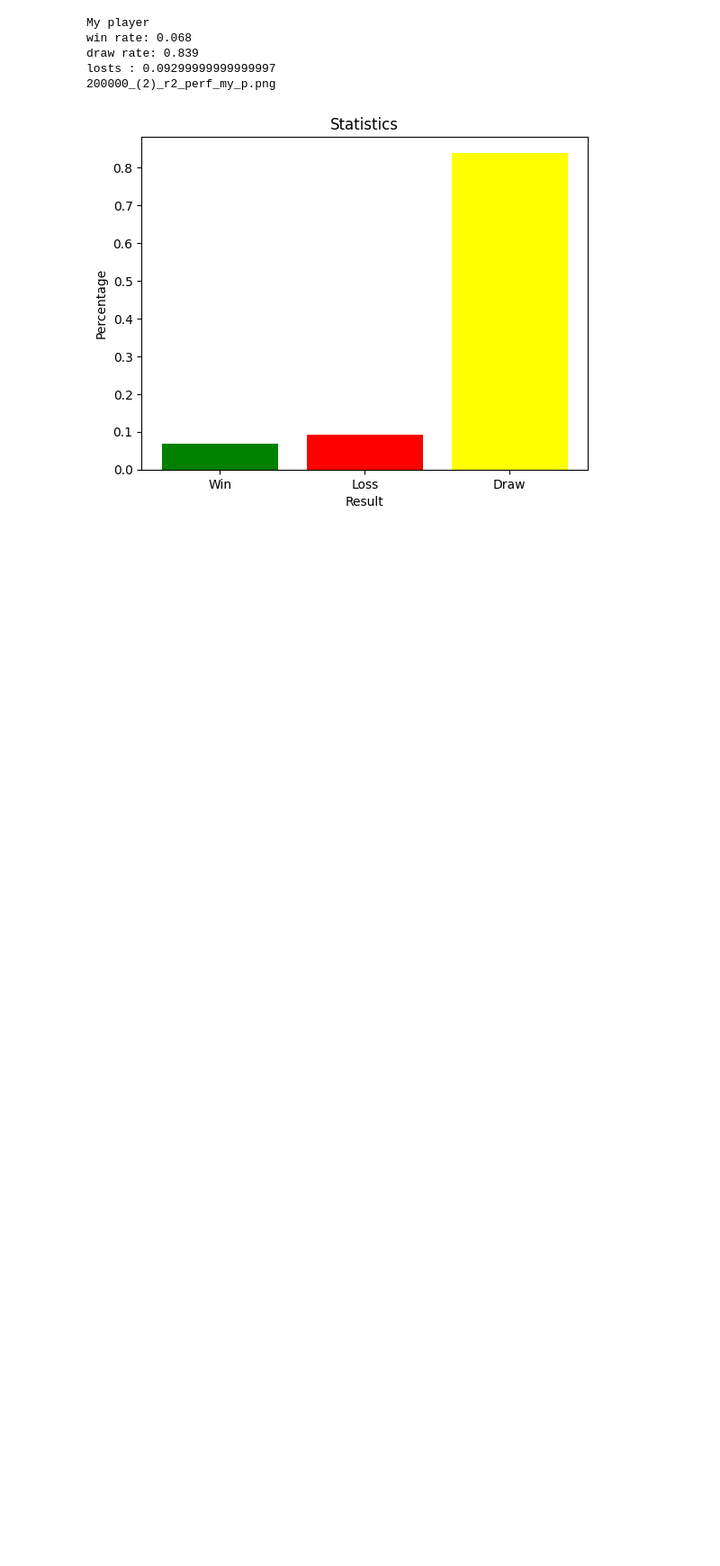
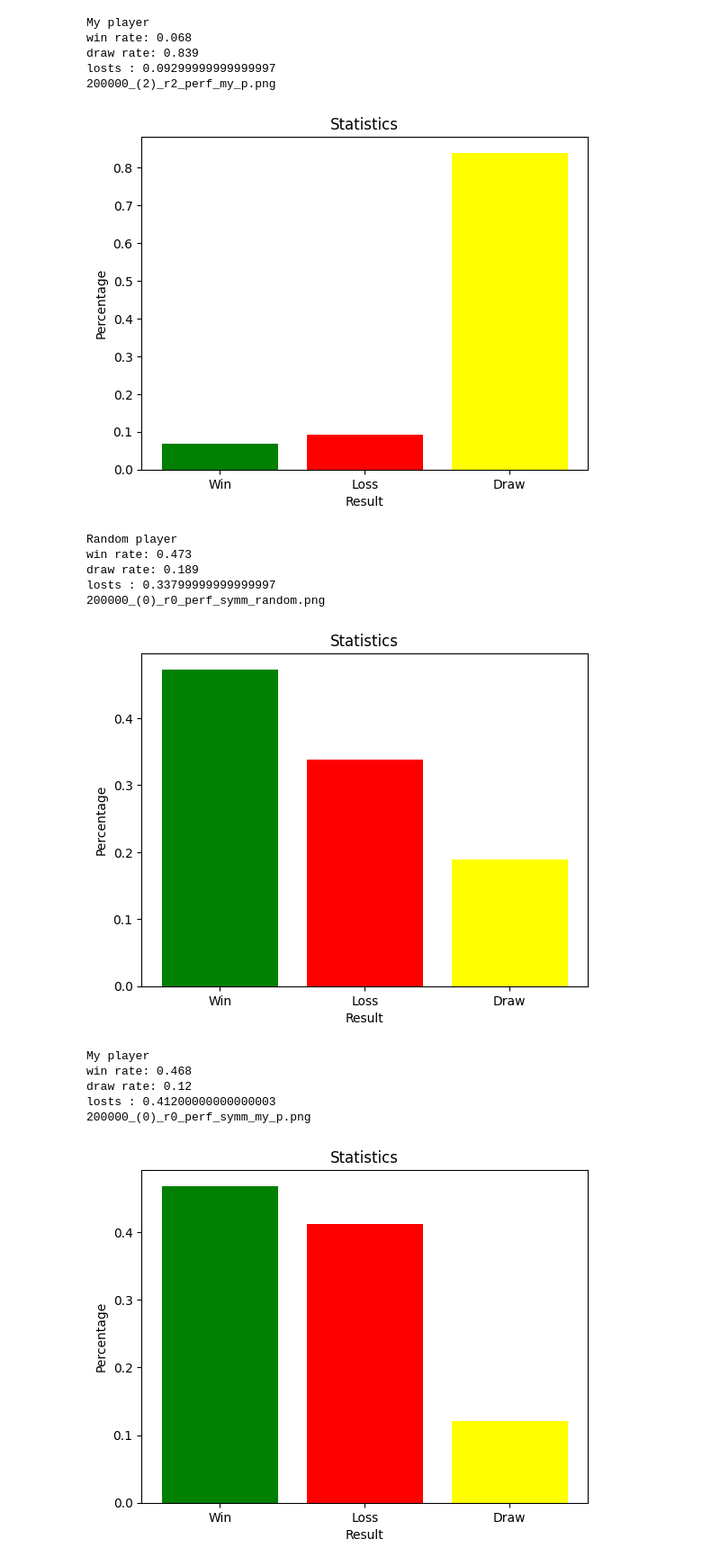
Before and after one commit to lorenzofezza00/CI_LABS, a Jupyter notebook: lab10/lab10.ipynb, the cells around one changed output. Shown: that part at 90% size. Drawn from its saved outputs; the diff is of its cells as text; code cells hidden in the pictures; blank space fills up the shorter version.

```diff
--- a/lab10/lab10.ipynb
+++ b/lab10/lab10.ipynb
@@ -845,3 +894,21 @@ draw rate: 0.839
 losts : 0.09299999999999997
 200000_(2)_r2_perf_my_p.png
 [figure]
+# %%
+a = agent()
+a.load_q_table("q_table_200000_(0)_r0_symm.json")
+random_player_test('200000_(0)_r0_perf_symm_')
+my_player_test('200000_(0)_r0_perf_symm_')
+# %% [output]
+Random player
+win rate: 0.473
+draw rate: 0.189
+losts : 0.33799999999999997
+200000_(0)_r0_perf_symm_random.png
+[figure, added]
+My player
+win rate: 0.468
+draw rate: 0.12
+losts : 0.41200000000000003
+200000_(0)_r0_perf_symm_my_p.png
+[figure, added]
```
Also changed, not shown: parts of 4 cells of this notebook, 5 other files.
